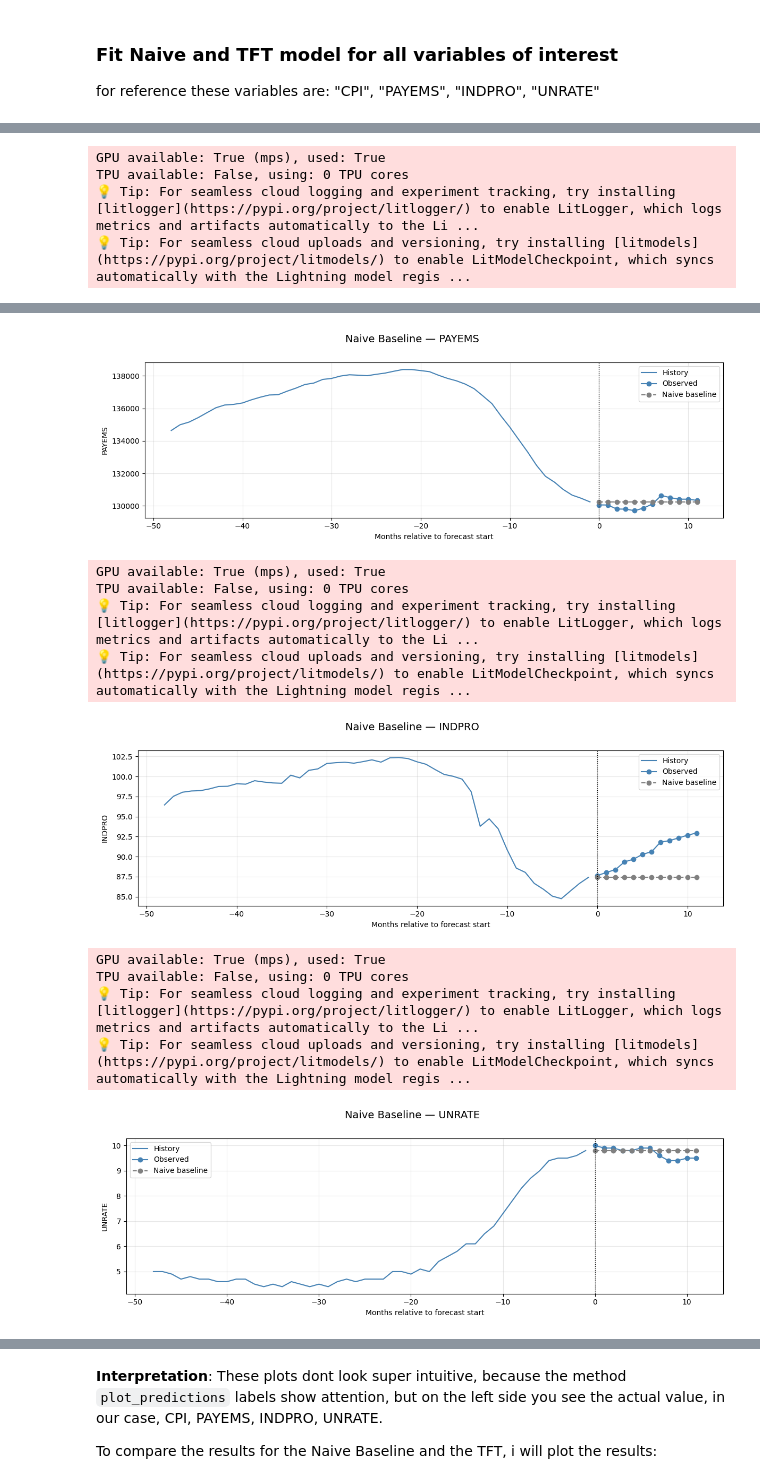
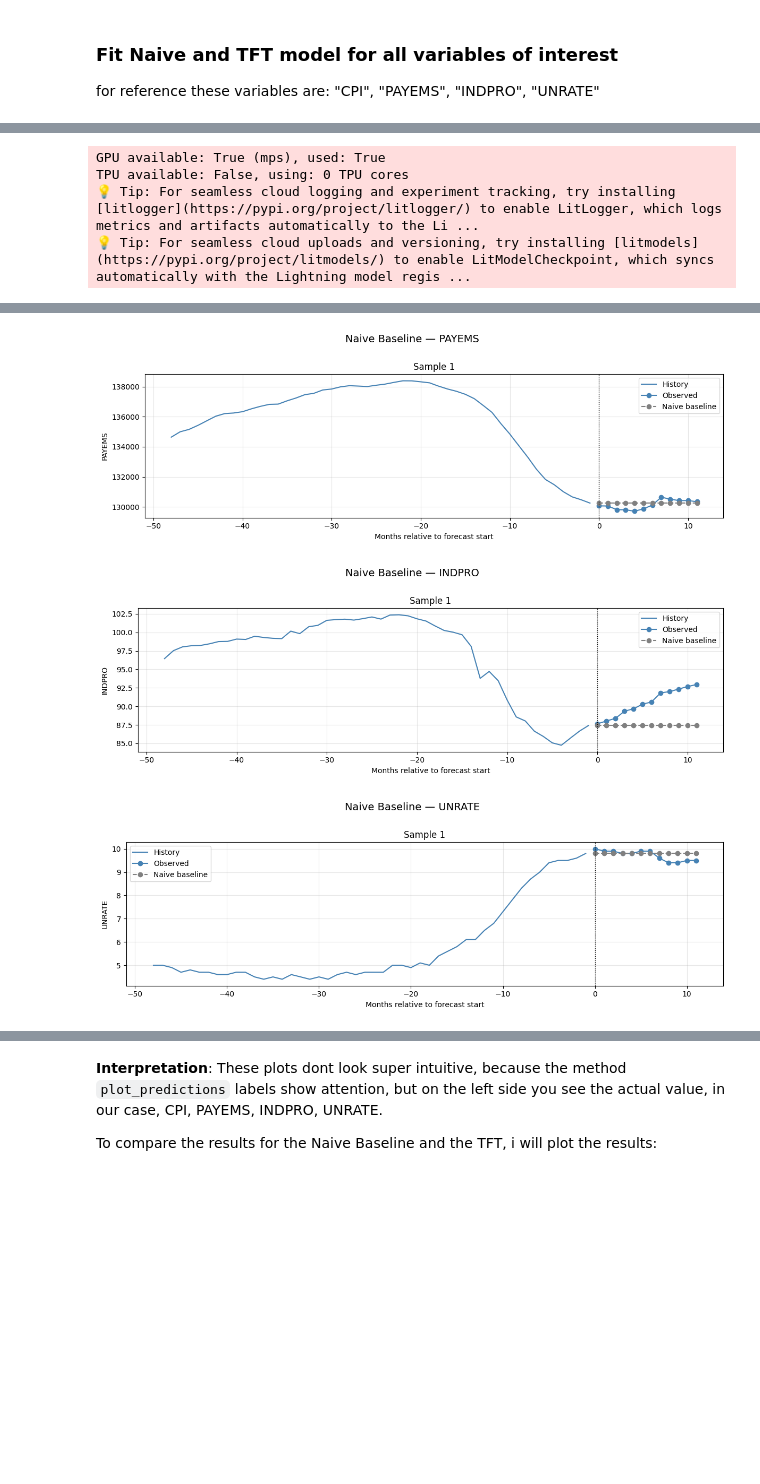
Before and after one commit to minnaheim/aml2026-group-3, a Jupyter notebook: src/basic-tft.ipynb, the cells around one changed output, grey strips where cells are left out. Cells and saved outputs as stored; diff of their text form; code cells hidden in the pictures; blank space fills up the shorter version.

```diff
--- a/src/basic-tft.ipynb
+++ b/src/basic-tft.ipynb
@@ -20,7 +20,9 @@ from pytorch_forecasting.data import GroupNormalizer, NaNLabelEncoder
 from pytorch_forecasting.metrics import SMAPE, PoissonLoss, QuantileLoss
 from pytorch_forecasting.models.temporal_fusion_transformer.tuning import optimize_hyperparameters
 from lightning.pytorch.callbacks import EarlyStopping, LearningRateMonitor
-from lightning.pytorch.loggers import TensorBoardLogger
+# using weights and biases to visualise training
+from lightning.pytorch.loggers import WandbLogger
+wandb_logger = WandbLogger(project="tft", name="tft-longformat")
 # %%
 # os.getcwd()
 monthly_path = '/Users/minna/Code/FS26/AML/aml2026-group-3/data/macro-vars-monthly.csv'
@@ -209,9 +210,8 @@ lag_vars = ["CPI", "PAYEMS", "INDPRO", "UNRATE"]
 lag_periods = [1, 2, 6, 12]
 lagged_cols = [f"{col}_lag_{lag}" for col in lag_vars for lag in lag_periods]
 
-
-# adding the metadata for all 4 vars
-train_aug = train.assign(**meta_assign)
+# only include target metadata, other one was too bad.
+train_aug = train.assign(**meta.loc["INDPRO"].to_dict())
 
 training = TimeSeriesDataSet(
     data=train_aug,
@@ -220,8 +220,8 @@ training = TimeSeriesDataSet(
     group_ids=["series_id"],
     max_encoder_length=max_encoder_length,
     max_prediction_length=max_prediction_length,
-    static_categoricals=["series_id"] + all_meta_cats,
-    static_reals=all_meta_reals,
+    static_categoricals=["series_id", "meta_units"],
+    static_reals=["meta_popularity", "meta_years_of_history"],
     time_varying_known_reals=["time_idx", "day_of_week", "week_of_year", "month", "is_holiday"],
     time_varying_known_categoricals=[],
     time_varying_unknown_reals=["CPI", "PAYEMS", "INDPRO", "UNRATE"] + lagged_cols,
@@ -231,9 +231,11 @@ training = TimeSeriesDataSet(
     allow_missing_timesteps=True,
 )
 
-
 validation = TimeSeriesDataSet.from_dataset(training, train_aug, predict=True, stop_randomization=True)
 
 batch_size = 128
 train_dataloader = training.to_dataloader(train=True, batch_size=batch_size, num_workers=0)
 val_dataloader = validation.to_dataloader(train=False, batch_size=batch_size * 10, num_workers=0)
+
+print(train_aug.columns)
+print(train_aug['meta_units'])
@@ -252,7 +287,6 @@ from lightning.pytorch.callbacks.progress import TQDMProgressBar
 
 early_stop_callback = EarlyStopping(monitor="train_loss", min_delta=1e-2, patience=PATIENCE, verbose=False, mode="min")
 lr_logger = LearningRateMonitor()  # log the learning rate
-logger = TensorBoardLogger("lightning_logs")  # logging results to a tensorboard
 
 trainer = pl.Trainer(
     max_epochs=MAX_EPOCHS,
@@ -262,7 +296,7 @@ trainer = pl.Trainer(
     gradient_clip_val=0.25,
     limit_train_batches=10,
     callbacks=[lr_logger, early_stop_callback, TQDMProgressBar(refresh_rate=1)],
-    logger=logger,
+    logger=wandb_logger
 )
 
 tft = TemporalFusionTransformer.from_dataset(
@@ -511,40 +549,36 @@ Median loss for naive prediction on validation: 0.018911590799689293
 # %%
-# plot naive baseline for every variable of interest
+# get encoder history from multi-series validation data
+raw_out = best_ms_tft.predict(val_dl_ms, mode='raw', return_x=True)
+raw_x   = raw_out.x
+
 n_plots = 4
+for target in lag_vars:
+    # not just all macro - to leverage tft architecture
+    sample_idxs = [i for i, s in enumerate(ms_idx['series_id']) if s == target][:n_plots]
 
-for target in lag_vars:
-    val_dl = results[target]['val_dl']
-    acts = results[target]['actuals']
-    baseline_preds = Baseline().predict(val_dl)
-
-    # encoder history from the first (large) validation batch
-    x_b, _ = next(iter(val_dl))
-
-    n = min(n_plots, len(acts))
+    n = len(sample_idxs)
     fig, axes = plt.subplots(n, 1, figsize=(12, 4 * n))
     if n == 1:
         axes = [axes]
 
-    for idx in range(n):
-        ax = axes[idx]
-        history = x_b["encoder_target"][idx].numpy()
-        obs = acts[idx].numpy()
-        pred = baseline_preds[idx].numpy()
+    for plot_i, si in enumerate(sample_idxs):
+        ax = axes[plot_i]
+        history = raw_x['encoder_target'][si].numpy()
+        obs     = ms_acts[si].numpy()
+        pred    = ms_baseline[si].numpy()
 
         n_hist = len(history)
-        hist_steps = range(-n_hist, 0)
-        future_steps = range(0, len(obs))
-
-        ax.plot(hist_steps, history, color="steelblue", label="History")
-        ax.plot(future_steps, obs, marker="o", color="steelblue", label="Observed")
-        ax.plot(future_steps, pred, marker="o", linestyle="--", color="gray", label="Naive baseline")
-        ax.axvline(0, color="black", linestyle=":", linewidth=1)
-        ax.set_xlabel("Months relative to forecast start")
+        ax.plot(range(-n_hist, 0), history, color='steelblue', label='History')
+        ax.plot(range(len(obs)), obs, marker='o', color='steelblue', label='Observed')
+        ax.plot(range(len(pred)), pred, marker='o', linestyle='--', color='gray', label='Naive baseline')
+        ax.axvline(0, color='black', linestyle=':', linewidth=1)
+        ax.set_title(f'Sample {plot_i + 1}')
+        ax.set_xlabel('Months relative to forecast start')
         ax.set_ylabel(target)
         ax.legend()
         ax.grid(True, alpha=0.3)
 
-    fig.suptitle(f"Naive Baseline — {target}", fontsize=14, y=1.01)
+    fig.suptitle(f'Naive Baseline — {target}', fontsize=14, y=1.01)
     plt.tight_layout()
     plt.show()
 # %% [output]
@@ -560,12 +590,4 @@ TPU available: False, using: 0 TPU cores
-[figure, old version]
+[figure, new version]
-GPU available: True (mps), used: True
-TPU available: False, using: 0 TPU cores
-💡 Tip: For seamless cloud logging and experiment tracking, try installing [litlogger](https://pypi.org/project/litlogger/) to enable LitLogger, which logs metrics and artifacts automatically to the Li ...
-💡 Tip: For seamless cloud uploads and versioning, try installing [litmodels](https://pypi.org/project/litmodels/) to enable LitModelCheckpoint, which syncs automatically with the Lightning model regis ...
-[figure, old version]
+[figure, new version]
-GPU available: True (mps), used: True
-TPU available: False, using: 0 TPU cores
-💡 Tip: For seamless cloud logging and experiment tracking, try installing [litlogger](https://pypi.org/project/litlogger/) to enable LitLogger, which logs metrics and artifacts automatically to the Li ...
-💡 Tip: For seamless cloud uploads and versioning, try installing [litmodels](https://pypi.org/project/litmodels/) to enable LitModelCheckpoint, which syncs automatically with the Lightning model regis ...
-[figure, old version]
+[figure, new version]
 # %%
```
Also changed, not shown: parts of 14 cells of this notebook, 4 other files.
